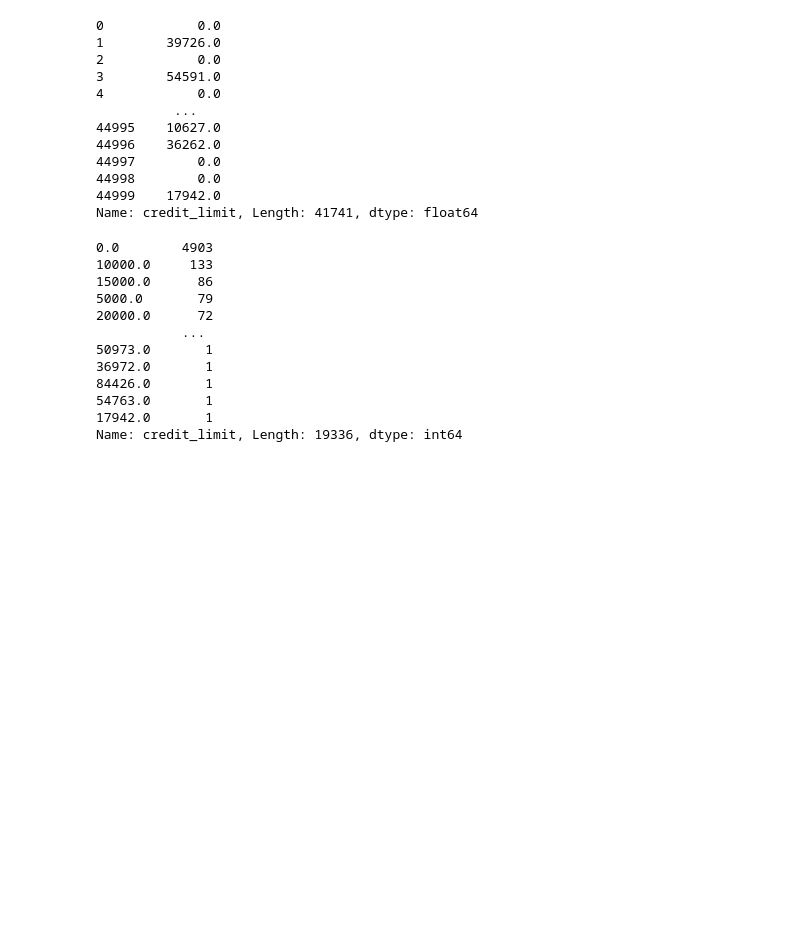
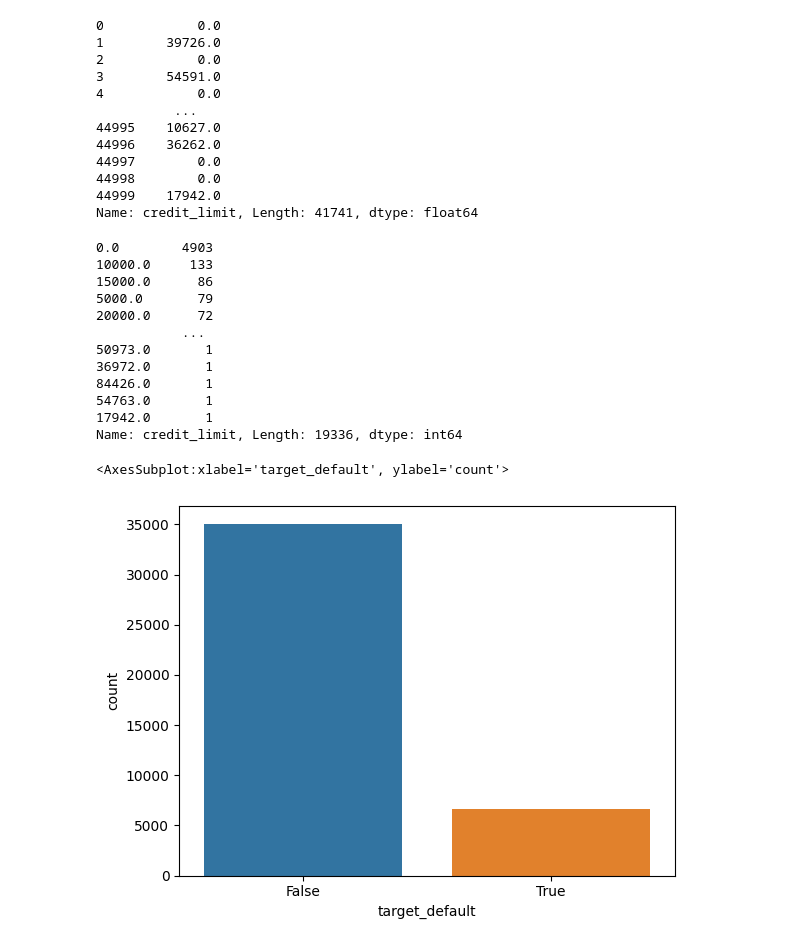
Before and after one commit to ghedin-alison/conceitos_ia, a Jupyter notebook: trabalho/din_din_agora.ipynb, the cells around one changed output. Cells and saved outputs as stored; diff of their text form; code cells hidden in the pictures; blank space fills up the shorter version.

```diff
--- a/trabalho/din_din_agora.ipynb
+++ b/trabalho/din_din_agora.ipynb
@@ -512,3 +536,8 @@ clientes.credit_limit.value_counts()
 54763.0       1
 17942.0       1
 Name: credit_limit, Length: 19336, dtype: int64
+# %%
+sn.countplot(x='target_default', data=clientes)
+# %% [output]
+<AxesSubplot:xlabel='target_default', ylabel='count'>
+[figure, added]
```
Also changed, not shown: parts of 6 cells of this notebook, 1 other file.
